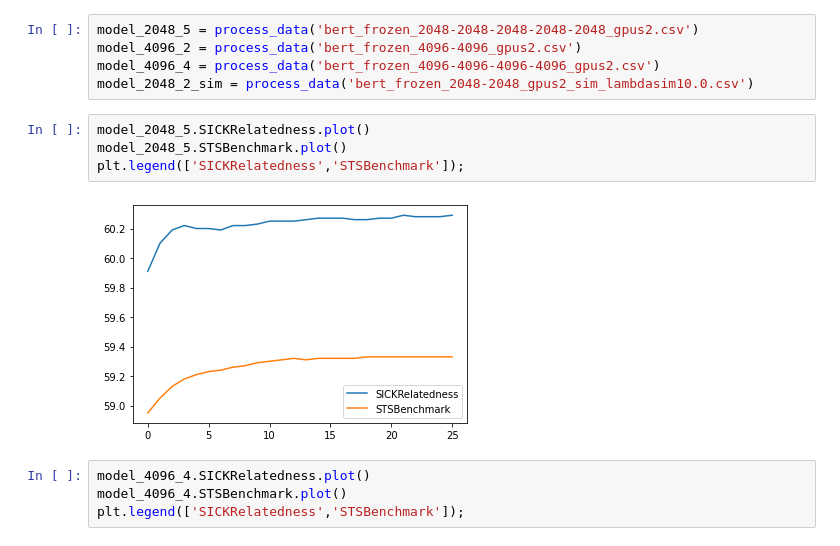
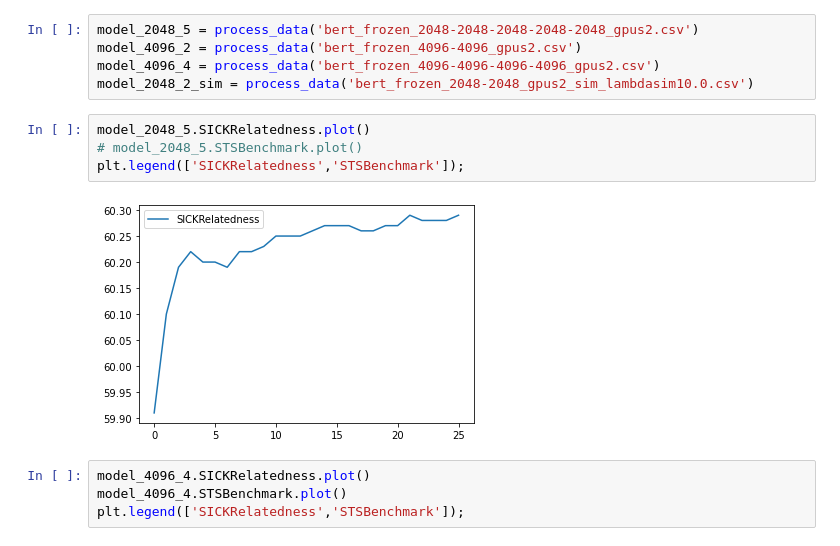
Before and after one commit to MaveriQ/barlowtwins, a Jupyter notebook: pl_model/senteval/result_plots.ipynb, the cells around one changed output. Saved outputs shown, nothing was run; the diff lists cells and outputs as text.

```diff
--- a/pl_model/senteval/result_plots.ipynb
+++ b/pl_model/senteval/result_plots.ipynb
@@ -114,10 +114,10 @@ model_4096_4 = process_data('bert_frozen_4096-4096-4096-4096_gpus2.csv')
 model_2048_2_sim = process_data('bert_frozen_2048-2048_gpus2_sim_lambdasim10.0.csv')
 # %%
 model_2048_5.SICKRelatedness.plot()
-model_2048_5.STSBenchmark.plot()
+# model_2048_5.STSBenchmark.plot()
 plt.legend(['SICKRelatedness','STSBenchmark']);
 # %% [output]
-[figure, old version]
+[figure, new version]
 # %%
 model_4096_4.SICKRelatedness.plot()
 model_4096_4.STSBenchmark.plot()
```
Also changed, not shown: parts of 7 cells of this notebook, 7 other files.
